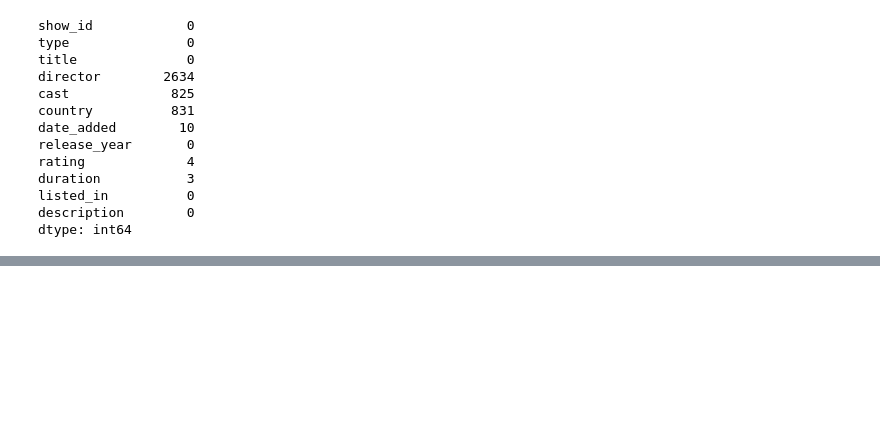
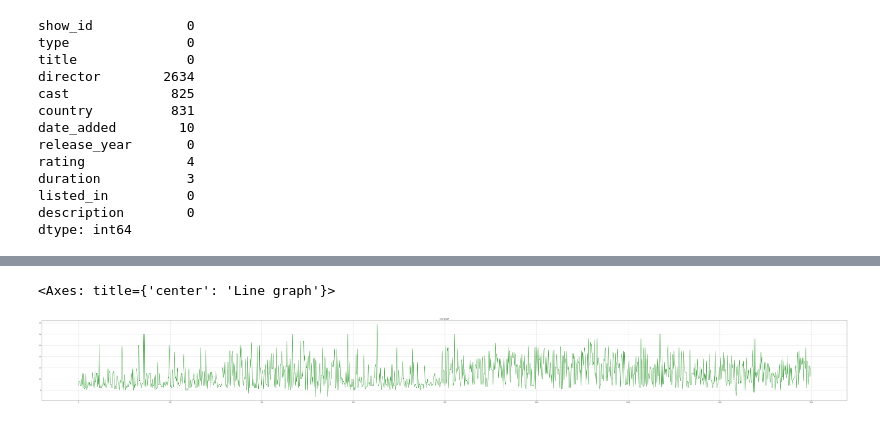
Before and after one commit to dwaidatta/dwaidatta-10, a Jupyter notebook: learning_pandas.ipynb, the cells around one changed output, grey strips where cells are left out. Drawn from its saved outputs; the diff is of its cells as text; code cells hidden in the pictures; blank space fills up the shorter version.

```diff
--- a/learning_pandas.ipynb
+++ b/learning_pandas.ipynb
@@ -707,0 +1173,8 @@ dtype: int64
+# %%
+df['alcohol'].plot(kind='line', title='Line graph', color='green', figsize=(100,10), grid=True)
+# using figsize to spread out
+# using color to set color
+# using grid for readability
+# %% [output]
+<Axes: title={'center': 'Line graph'}>
+[figure, added]
```
Also changed, not shown: parts of 53 cells of this notebook, 1 other file.
